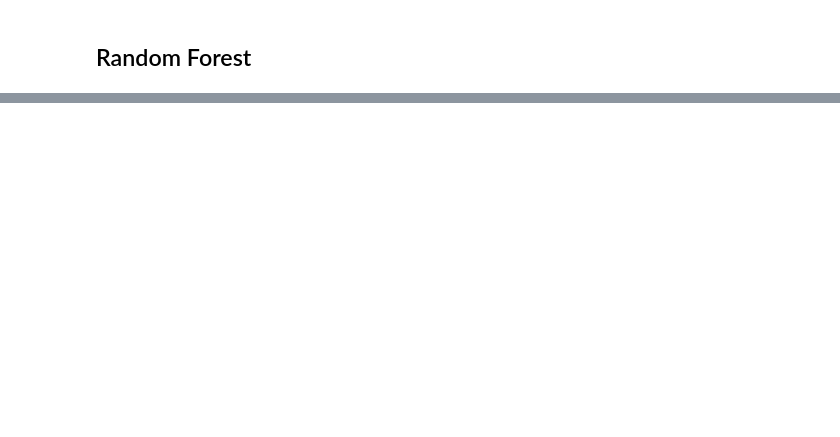
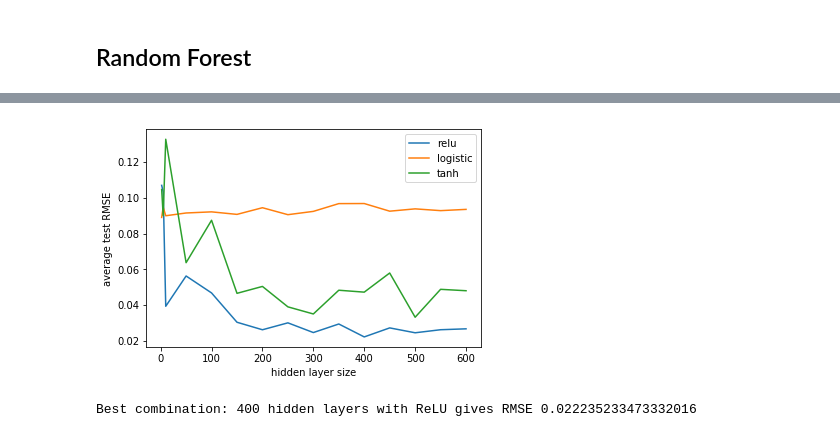
Before and after one commit to 219Winter2019adjz/Project4, a Jupyter notebook: Dataset1.ipynb, the cells around one changed output, grey strips where cells are left out. Cells and saved outputs as stored; diff of their text form; code cells hidden in the pictures; blank space fills up the shorter version.

```diff
--- a/Dataset1.ipynb
+++ b/Dataset1.ipynb
@@ -313,0 +324,10 @@ plt.legend(['Training set', 'Testing set'])
+# %%
+data_new = data.drop(labels=['Backup Time (hour)'], axis=1)
+target_data = data_new['Size of Backup (GB)'].values
+train_data = data_new.drop(labels=['Size of Backup (GB)'], axis=1).values
+# %%
+enc = OneHotEncoder(categories='auto')
+enc.fit(train_data)
+# print(enc.categories_)
+# print(np.shape(enc.get_feature_names()))
+# print(enc.get_feature_names())
@@ -313,0 +422,24 @@ plt.legend(['Training set', 'Testing set'])
+# %%
+kf = KFold(n_splits=10)
+layer_sizes = np.concatenate((np.array([2, 5, 10]), np.arange(1, 13)*50))
+avg_train_rmses_tanh = []
+avg_test_rmses_tanh = []
+for size in layer_sizes:
+    train_rmses = []
+    test_rmses = []
+    for trainset, testset in kf.split(train_data):
+        nn = MLPRegressor(hidden_layer_sizes=(size,), activation='tanh', random_state=0)
+        nn.fit(enc.transform(train_data[trainset]), target_data[trainset])
+
+        predicted_test = nn.predict(enc.transform(train_data[testset]))
+        predicted_train = nn.predict(enc.transform(train_data[trainset]))
+
+        train_rmses.append(np.sqrt(mean_squared_error(target_data[trainset], predicted_train)))
+        test_rmses.append(np.sqrt(mean_squared_error(target_data[testset], predicted_test)))
+
+    print('Average training RMSE for hidden layer size {} = '.format(size), np.mean(train_rmses))
+    print('Average testing RMSE for hidden layer size {} = '.format(size), np.mean(test_rmses))
+    print(' ')
+
+    avg_train_rmses_tanh.append(np.mean(train_rmses))
+    avg_test_rmses_tanh.append(np.mean(test_rmses))
@@ -313,0 +464,16 @@ plt.legend(['Training set', 'Testing set'])
+# %%
+plt.figure()
+plt.plot(layer_sizes, avg_test_rmses_relu)
+plt.plot(layer_sizes, avg_test_rmses_logistic)
+plt.plot(layer_sizes, avg_test_rmses_tanh)
+plt.legend(['relu', 'logistic', 'tanh'])
+plt.xlabel('hidden layer size')
+plt.ylabel('average test RMSE')
+plt.show()
+# %% [output]
+[figure, added]
+# %%
+print('Best combination: {} hidden layers with ReLU gives RMSE {}'.format(layer_sizes[np.argmin(avg_test_rmses_relu)],
+                                                                          np.min(avg_test_rmses_relu)))
+# %% [output]
+Best combination: 400 hidden layers with ReLU gives RMSE 0.022235233473332016
```
Also changed, not shown: parts of 16 cells of this notebook, 1 other file.
